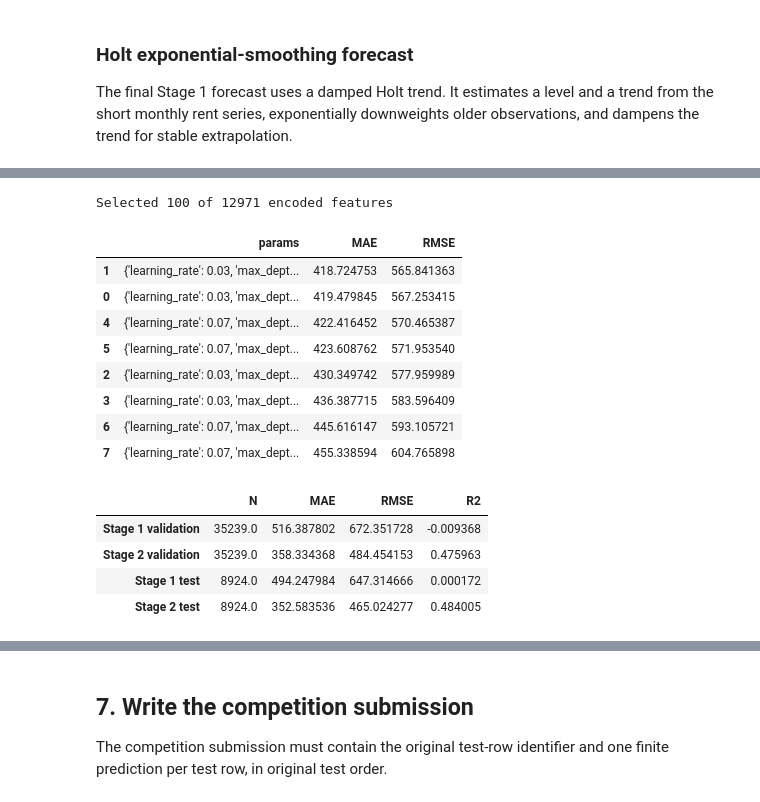
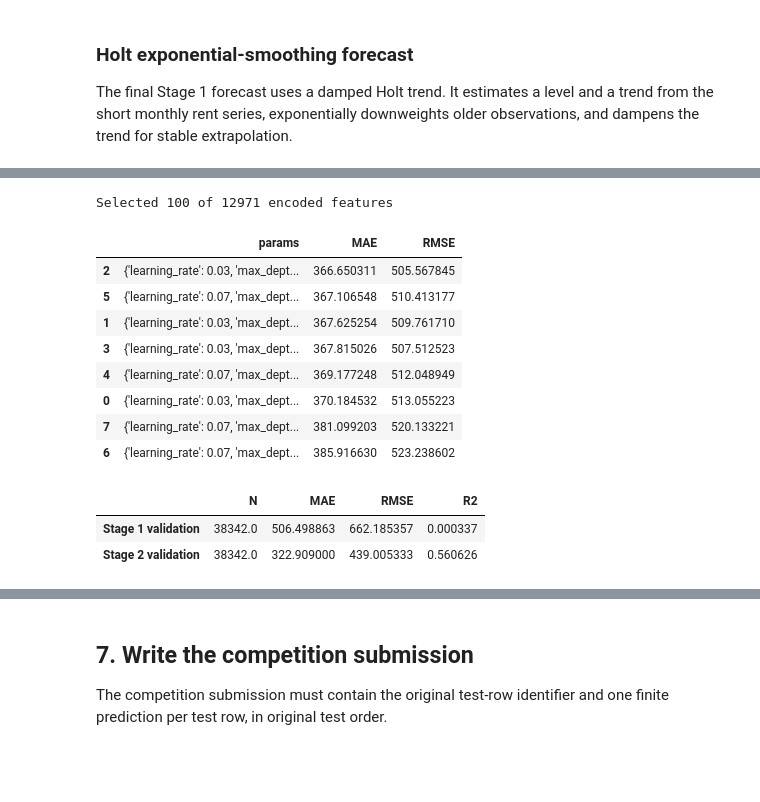
Before and after one commit to elijahkzy/CS5228-project, a Jupyter notebook: final_report/02_modelling/two_stage_models/time_series_plus_residual_model.ipynb, the cells around one changed output, grey strips where cells are left out. Drawn from its saved outputs; the diff is of its cells as text; code cells hidden in the pictures; blank space fills up the shorter version.

```diff
--- a/final_report/02_modelling/two_stage_models/time_series_plus_residual_model.ipynb
+++ b/final_report/02_modelling/two_stage_models/time_series_plus_residual_model.ipynb
@@ -235,15 +237,15 @@ The final test period is plotted against the observed monthly mean rent. A usefu
 # %%
 fig, ax = plt.subplots(figsize=(16, 7))
-ax.plot(test['MONTH'], y_test, color='black', linewidth=2, label='Observed')
+ax.plot(valid['MONTH'], y_valid, color='black', linewidth=2, label='Observed')
 for name, pred in predictions.items():
-    ax.plot(test['MONTH'], pred, linewidth=1.5, label=name)
-ax.set_title('Stage 1 forecasts on the 2025 test period')
+    ax.plot(valid['MONTH'], pred, linewidth=1.5, label=name)
+ax.set_title('Stage 1 forecasts on the validation period')
 ax.set_ylabel('Mean monthly rent')
 ax.legend()
 ax.grid(alpha=0.25)
 plt.xticks(rotation=30); plt.tight_layout(); plt.show()
 
-residuals = pd.DataFrame({'MONTH': test['MONTH'], **{name: y_test.to_numpy() - pred for name, pred in predictions.items()}})
-residuals.set_index('MONTH').plot(figsize=(16, 6), title='Forecast residuals on the test period')
+residuals = pd.DataFrame({'MONTH': valid['MONTH'], **{name: y_valid.to_numpy() - pred for name, pred in predictions.items()}})
+residuals.set_index('MONTH').plot(figsize=(16, 6), title='Forecast residuals on the validation period')
 plt.axhline(0, color='black', linewidth=0.8); plt.tight_layout(); plt.show()
 # %% [output]
@@ -266,15 +268,10 @@ from xgboost import XGBRegressor
 from sklearn.feature_selection import SelectKBest, mutual_info_regression
 from sklearn.model_selection import ParameterGrid
 TARGET = 'MONTHLY_RENT'
-import pyarrow as pa
-
-TRAIN_PARQUET = ROOT / 'data' / 'original_dataset' / 'train.parquet'
-if not TRAIN_PARQUET.exists():
-    TRAIN_PARQUET = ROOT / 'data' / 'train_features.parquet'
-if not TRAIN_PARQUET.exists():
-    raise FileNotFoundError('Could not find train.parquet or train_features.parquet under the project data directory.')
-if hasattr(pa, 'PyExtensionType') and hasattr(pa.PyExtensionType, 'set_auto_load'):
-    pa.PyExtensionType.set_auto_load(True)
+TRAIN_PARQUET = ROOT / 'data' / 'train_features.parquet'
+TEST_PARQUET = ROOT / 'data' / 'test_features.parquet'
+if not TRAIN_PARQUET.exists() or not TEST_PARQUET.exists():
+    raise FileNotFoundError('Expected data/train_features.parquet and data/test_features.parquet.')
 property_df = pd.read_parquet(TRAIN_PARQUET, engine='pyarrow')
 property_date = 'RENT_APPROVAL_DATE' if 'RENT_APPROVAL_DATE' in property_df else 'approval_date'
 property_df[property_date] = pd.to_datetime(property_df[property_date])
@@ -290,21 +287,21 @@ property_df = property_df.merge(stage1_monthly, on='MONTH', how='inner')
 access = pd.read_csv(access_path)
 access_cols = ['ADDRESS_KEY', 'MRT_DISTANCE_KM', 'BUS_STOP_DISTANCE_KM', 'MRT_WITHIN_250M', 'BUS_STOPS_WITHIN_250M', 'MRT_WITHIN_750M', 'BUS_STOPS_WITHIN_750M', 'SCHOOL_DISTANCE_KM', 'mean_travel_time_min', 'median_travel_time_min', 'cbd_travel_time_min', 'regional_hub_travel_time_min', 'essential_services_time_min', 'education_access_time_min', 'ACCESSIBILITY_SCORE']
 access = access[[c for c in access_cols if c in access.columns]].drop_duplicates('ADDRESS_KEY')
-property_df = property_df.merge(access, on='ADDRESS_KEY', how='left')
+property_df = property_df.merge(access, on='ADDRESS_KEY', how='left', validate='many_to_one')
 property_df['stage1_residual'] = property_df[TARGET] - property_df['stage1_forecast']
 
 fit_mask = property_df['MONTH'] <= FIT_END
 valid_mask = property_df['MONTH'].between(FIT_END + pd.offsets.MonthBegin(1), VALID_END)
-test_mask = property_df['MONTH'].between(TEST_START, TEST_END)
+# No test mask: all reported Stage 2 metrics use valid_mask only.
 property_df['stage1_rf_residual'] = property_df[TARGET] - property_df['stage1_rf_forecast']
 excluded = {TARGET, 'stage1_forecast', 'stage1_rf_forecast', 'stage1_residual', 'stage1_rf_residual', 'MONTH', property_date, 'ADDRESS_KEY'}
 stage2_feature_cols = [c for c in property_df.columns if c not in excluded and not c.lower().startswith(('macro_', 'coe_', 'stock_')) and not pd.api.types.is_datetime64_any_dtype(property_df[c])]
 X = pd.get_dummies(property_df[stage2_feature_cols], dummy_na=True)
 X = X.replace([np.inf, -np.inf], np.nan).fillna(-999)
-X_fit, X_valid, X_test = X.loc[fit_mask], X.loc[valid_mask], X.loc[test_mask]
+X_fit, X_valid = X.loc[fit_mask], X.loc[valid_mask]
 y_fit = property_df.loc[fit_mask, 'stage1_residual']
 y_valid = property_df.loc[valid_mask, 'stage1_residual']
-print(f'Rows: fit={len(X_fit):,}, validation={len(X_valid):,}, test={len(X_test):,}')
+print(f'Rows: fit={len(X_fit):,}, validation={len(X_valid):,}')
 print(f'Candidate encoded Stage 2 features before selection: {X.shape[1]:,}')
 print('Accessibility features added:', [c for c in access_cols if c in property_df.columns])
 # %% [output]
@@ -321,7 +320,6 @@ k = min(100, X_fit.shape[1])
 selector = SelectKBest(mutual_info_regression, k=k)
 X_fit_selected = selector.fit_transform(X_fit, y_fit)
 X_valid_selected = selector.transform(X_valid)
-X_test_selected = selector.transform(X_test)
 selected_features = X.columns[selector.get_support()].tolist()
 print(f'Selected {len(selected_features)} of {X.shape[1]} encoded features')
 
@@ -347,46 +345,44 @@ tuning_results = pd.DataFrame(tuning_rows).sort_values('MAE')
 display(tuning_results)
 best_params = tuning_results.iloc[0]['params']
 residual_model = make_xgb(best_params)
 X_fit_valid = np.vstack([X_fit_selected, X_valid_selected])
 y_fit_valid = pd.concat([y_fit, y_valid])
 residual_model.fit(X_fit_valid, y_fit_valid, verbose=False)
 
 def score(y_true, prediction):
     y_true = np.asarray(y_true, dtype=float).reshape(-1)
     prediction = np.asarray(prediction, dtype=float).reshape(-1)
     mask = np.isfinite(y_true) & np.isfinite(prediction)
     n = int(mask.sum())
+    if n == 0:
+        return {'N': 0, 'MAE': np.nan, 'RMSE': np.nan, 'R2': np.nan}
     return {'N': n,
             'MAE': float(mean_absolute_error(y_true[mask], prediction[mask])),
             'RMSE': float(mean_squared_error(y_true[mask], prediction[mask]) ** .5),
             'R2': float(r2_score(y_true[mask], prediction[mask])) if n >= 2 else np.nan}
 
 def evaluate(mask, X_part):
     stage1 = property_df.loc[mask, 'stage1_forecast'].to_numpy()
     actual = property_df.loc[mask, TARGET].to_numpy()
     corrected = stage1 + residual_model.predict(X_part)
     return score(actual, stage1), score(actual, corrected), actual, stage1, corrected
 
 valid_stage1, valid_stage2, valid_actual, valid_base, valid_corrected = evaluate(valid_mask, X_valid_selected)
-test_stage1, test_stage2, test_actual, test_base, test_corrected = evaluate(test_mask, X_test_selected)
 # Preserve the Holt Stage 2 metrics; the submission cell uses a different
 # variable for encoded test features.
-holt_stage2_test_metrics = test_stage2.copy()
-evaluation = pd.DataFrame({'Stage 1 validation': valid_stage1, 'Stage 2 validation': valid_stage2, 'Stage 1 test': test_stage1, 'Stage 2 test': test_stage2}).T
+evaluation = pd.DataFrame({'Stage 1 validation': valid_stage1, 'Stage 2 validation': valid_stage2}).T
 display(evaluation)
 # %% [output]
 Selected 100 of 12971 encoded features
 |  | params | MAE | RMSE |
-| 1 | {'learning_rate': 0.03, 'max_dept... | 418.724753 | 565.841363 |
-| 0 | {'learning_rate': 0.03, 'max_dept... | 419.479845 | 567.253415 |
-| 4 | {'learning_rate': 0.07, 'max_dept... | 422.416452 | 570.465387 |
-| 5 | {'learning_rate': 0.07, 'max_dept... | 423.608762 | 571.953540 |
-| 2 | {'learning_rate': 0.03, 'max_dept... | 430.349742 | 577.959989 |
-| 3 | {'learning_rate': 0.03, 'max_dept... | 436.387715 | 583.596409 |
-| 6 | {'learning_rate': 0.07, 'max_dept... | 445.616147 | 593.105721 |
-| 7 | {'learning_rate': 0.07, 'max_dept... | 455.338594 | 604.765898 |
+| 2 | {'learning_rate': 0.03, 'max_dept... | 366.650311 | 505.567845 |
+| 5 | {'learning_rate': 0.07, 'max_dept... | 367.106548 | 510.413177 |
+| 1 | {'learning_rate': 0.03, 'max_dept... | 367.625254 | 509.761710 |
+| 3 | {'learning_rate': 0.03, 'max_dept... | 367.815026 | 507.512523 |
+| 4 | {'learning_rate': 0.07, 'max_dept... | 369.177248 | 512.048949 |
+| 0 | {'learning_rate': 0.03, 'max_dept... | 370.184532 | 513.055223 |
+| 7 | {'learning_rate': 0.07, 'max_dept... | 381.099203 | 520.133221 |
+| 6 | {'learning_rate': 0.07, 'max_dept... | 385.916630 | 523.238602 |
 |  | N | MAE | RMSE | R2 |
-| Stage 1 validation | 35239.0 | 516.387802 | 672.351728 | -0.009368 |
-| Stage 2 validation | 35239.0 | 358.334368 | 484.454153 | 0.475963 |
-| Stage 1 test | 8924.0 | 494.247984 | 647.314666 | 0.000172 |
-| Stage 2 test | 8924.0 | 352.583536 | 465.024277 | 0.484005 |
+| Stage 1 validation | 38342.0 | 506.498863 | 662.185357 | 0.000337 |
+| Stage 2 validation | 38342.0 | 322.909000 | 439.005333 | 0.560626 |
```
Also changed, not shown: parts of 19 cells of this notebook, 1 other file.
